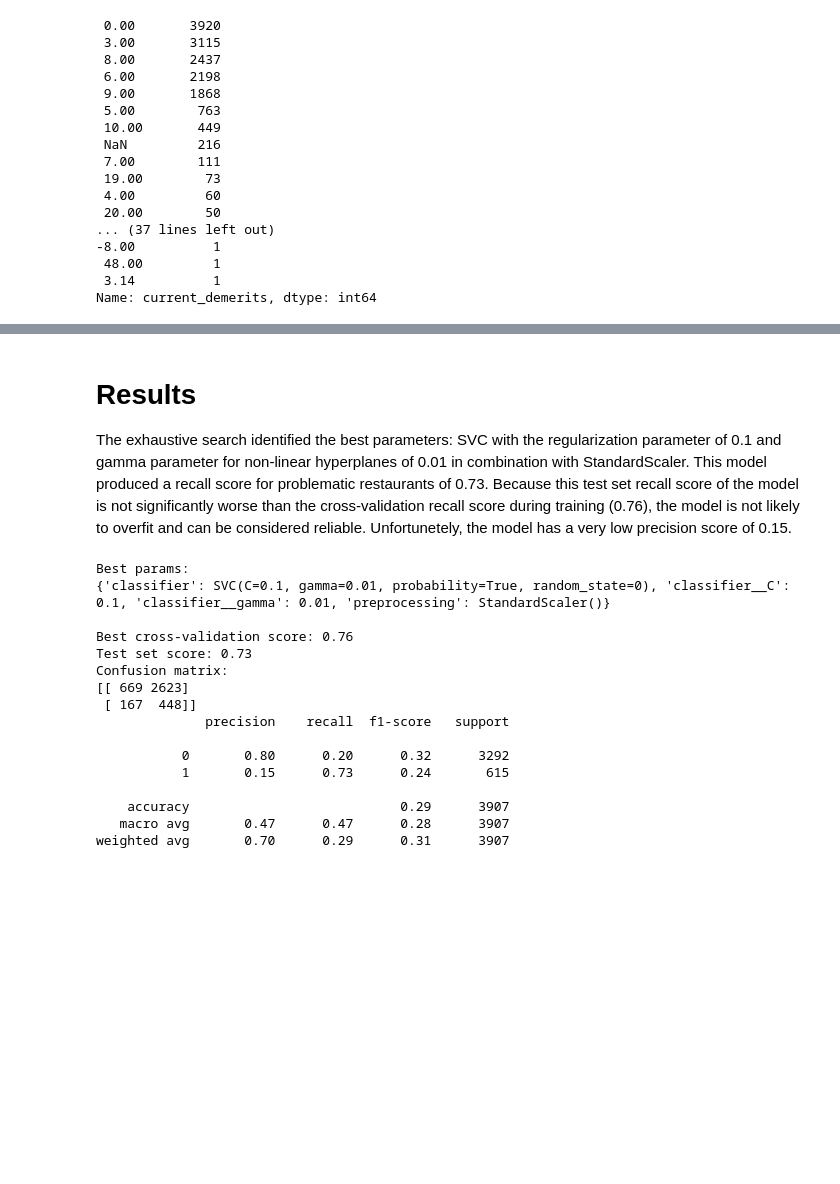
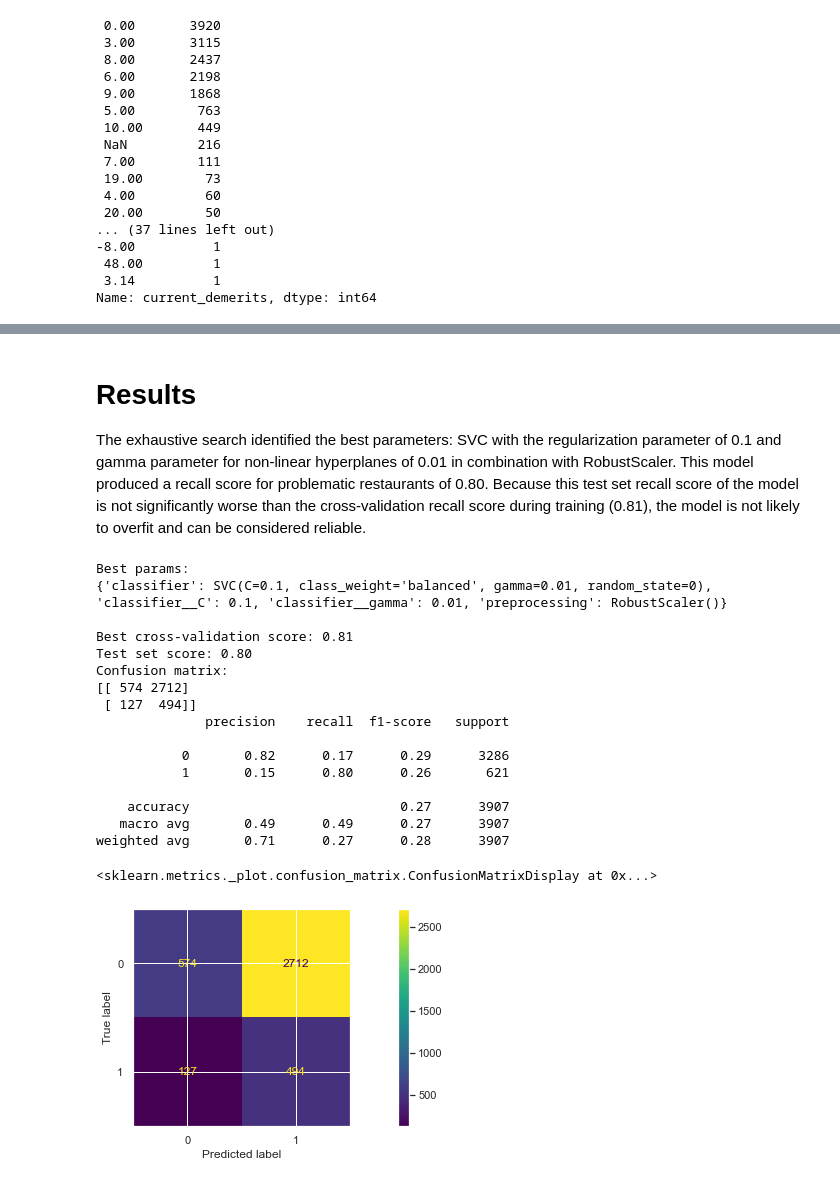
Before and after one commit to magorshunov/predicting_restaurant_health_code_violations, a Jupyter notebook: notebook.ipynb, the cells around one changed output, grey strips where cells are left out. Saved outputs shown, nothing was run; the diff lists cells and outputs as text; code cells hidden in the pictures; blank space fills up the shorter version.

```diff
--- a/notebook.ipynb
+++ b/notebook.ipynb
@@ -163,5 +175,8 @@ from sklearn.calibration import CalibratedClassifierCV
 # %%
-y = df.c_grade
+y = df.target
 X = df[['current_demerits', 'employee_count', 'median_employee_age',
         'median_employee_tenure','inspection_demerits', 'number_of_violations']]
+# %%
+# Create the pipeline
+pipe = Pipeline([('preprocessing', RobustScaler()), ('classifier', SVC())])
 # %%
@@ -200,43 +215,43 @@ grid = GridSearchCV(pipe, param_grid=parameters, cv=5, scoring='recall')
 # %%
-# Define resampling method
-method = ClusterCentroids(random_state=0)
-
 # Create training and testing sets
-X_train, X_test, y_train, y_test = train_test_split(X, y, random_state=0)
+X_train, X_test, y_train, y_test = train_test_split(X, y, random_state=0, stratify=y)
 
 # Apply resampling to the training data only
 X_resampled, y_resampled = method.fit_resample(X_train, y_train)
-
-# Fit to the training set
-grid_search = grid.fit(X_resampled, y_resampled)
-
-# Get performance metrics
-predicted = grid_search.predict(X_test)
+# %%
+# Fit to the training set
+model = grid.fit(X_resampled, y_resampled)
 # %% [markdown]
 # Results
-The exhaustive search identified the best parameters: SVC with the regularization parameter of 0.1 and gamma parameter for non-linear hyperplanes of 0.01 in combination with StandardScaler. This model produced a recall score for problematic restaurants of 0.73. Because this test set recall score of the model is not significantly worse than the cross-validation recall score during training (0.76), the model is not likely to overfit and can be considered reliable. Unfortunetely, the model has a very low precision score of 0.15.
+The exhaustive search identified the best parameters: SVC with the regularization parameter of 0.1 and gamma parameter for non-linear hyperplanes of 0.01 in combination with RobustScaler. This model produced a recall score for problematic restaurants of 0.80. Because this test set recall score of the model is not significantly worse than the cross-validation recall score during training (0.81), the model is not likely to overfit and can be considered reliable.
 # %%
-print("Best params:\n{}\n".format(grid_search.best_params_))
-print("Best cross-validation score: {:.2f}".format(grid_search.best_score_))
-print("Test set score: {:.2f}".format(grid_search.score(X_test, y_test)))
-print("Confusion matrix:\n{}".format(confusion_matrix(y_test, predicted)))
-print (classification_report(y_test, predicted))
+# Get performance metrics
+predict = model.predict(X_test)
+
+print("Best params:\n{}\n".format(model.best_params_))
+print("Best cross-validation score: {:.2f}".format(model.best_score_))
+print("Test set score: {:.2f}".format(model.score(X_test, y_test)))
+print("Confusion matrix:\n{}".format(confusion_matrix(y_test, predict)))
+print (classification_report(y_test, predict))
+plot_confusion_matrix(model, X_test, y_test)
 # %% [output]
 Best params:
-{'classifier': SVC(C=0.1, gamma=0.01, probability=True, random_state=0), 'classifier__C': 0.1, 'classifier__gamma': 0.01, 'preprocessing': StandardScaler()}
+{'classifier': SVC(C=0.1, class_weight='balanced', gamma=0.01, random_state=0), 'classifier__C': 0.1, 'classifier__gamma': 0.01, 'preprocessing': RobustScaler()}
 
-Best cross-validation score: 0.76
-Test set score: 0.73
+Best cross-validation score: 0.81
+Test set score: 0.80
 Confusion matrix:
-[[ 669 2623]
- [ 167  448]]
+[[ 574 2712]
+ [ 127  494]]
               precision    recall  f1-score   support
 
-           0       0.80      0.20      0.32      3292
-           1       0.15      0.73      0.24       615
+           0       0.82      0.17      0.29      3286
+           1       0.15      0.80      0.26       621
 
-    accuracy                           0.29      3907
-   macro avg       0.47      0.47      0.28      3907
-weighted avg       0.70      0.29      0.31      3907
+    accuracy                           0.27      3907
+   macro avg       0.49      0.49      0.27      3907
+weighted avg       0.71      0.27      0.28      3907
+<sklearn.metrics._plot.confusion_matrix.ConfusionMatrixDisplay at 0x...>
+[figure, added]
 # %% [markdown]
 # Conclusion
```
Also changed, not shown: parts of 23 cells of this notebook.
